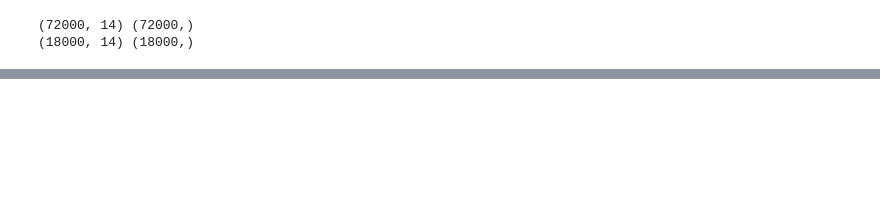
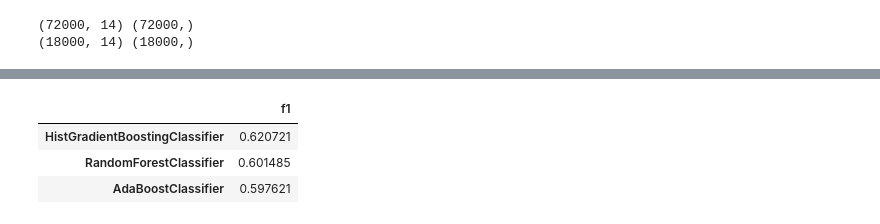
Before and after one commit to 22f2000792/MLP-prac, a Jupyter notebook: KA2.ipynb, the cells around one changed output, grey strips where cells are left out. Drawn from its saved outputs; the diff is of its cells as text; code cells hidden in the pictures; blank space fills up the shorter version.

```diff
--- a/KA2.ipynb
+++ b/KA2.ipynb
@@ -399,0 +428,7 @@ f1_score(y_test,sel_pred)
+# %%
+model_score_df.nlargest(3,'f1')
+# %% [output]
+|  | f1 |
+| HistGradientBoostingClassifier | 0.620721 |
+| RandomForestClassifier | 0.601485 |
+| AdaBoostClassifier | 0.597621 |
```
Also changed, not shown: parts of 16 cells of this notebook.
